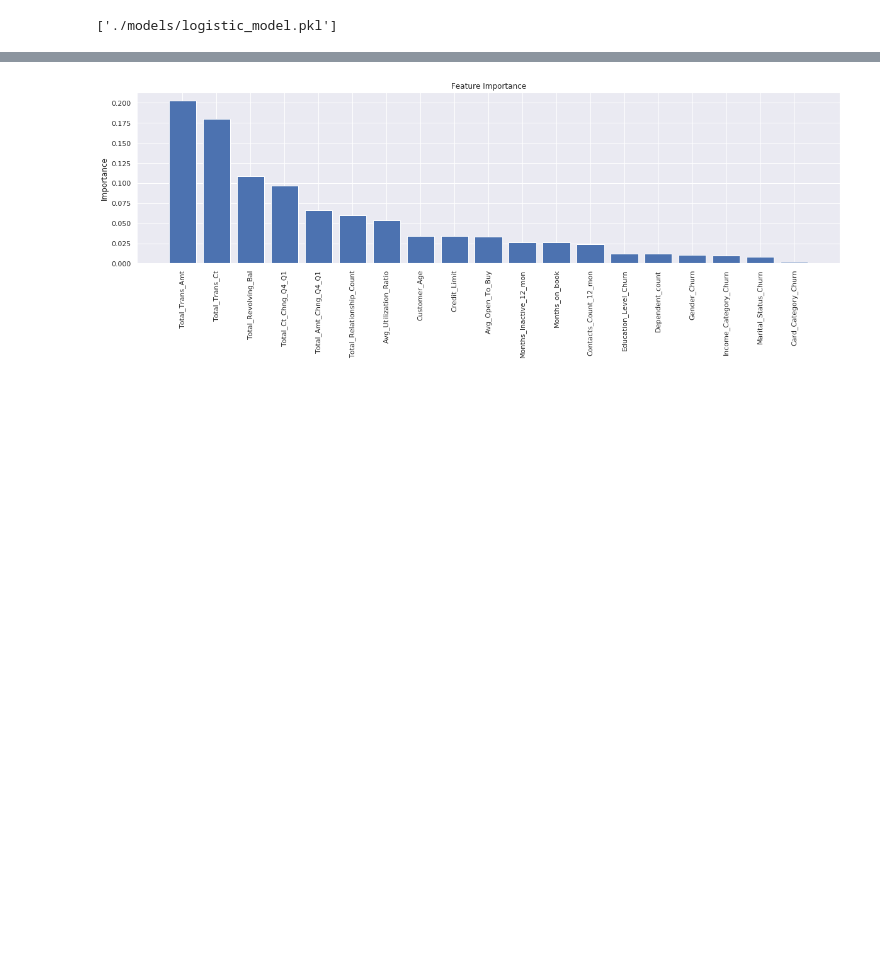
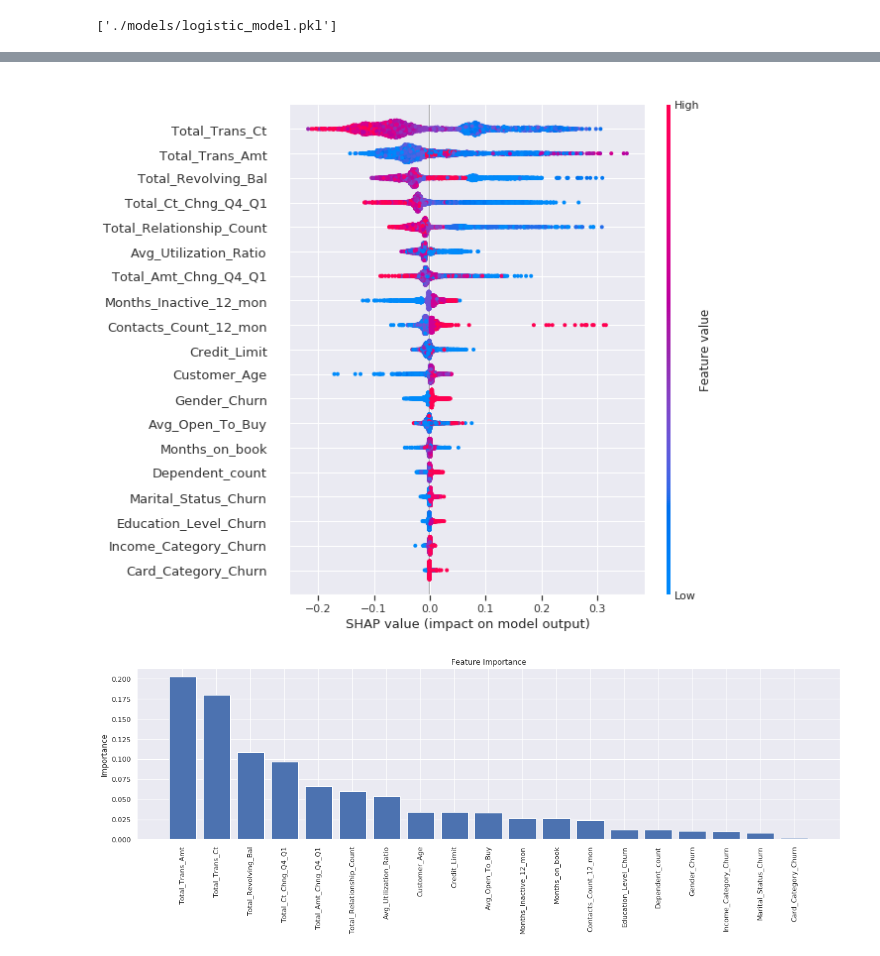
Before and after one commit to LastExile16/ml_devops_udacity, a Jupyter notebook: proj1_cutomer_churn/churn_notebook.ipynb, the cells around one changed output, grey strips where cells are left out. Saved outputs shown, nothing was run; the diff lists cells and outputs as text; code cells hidden in the pictures; blank space fills up the shorter version.

```diff
--- a/proj1_cutomer_churn/churn_notebook.ipynb
+++ b/proj1_cutomer_churn/churn_notebook.ipynb
@@ -322,3 +336,7 @@ shap.summary_plot(shap_values, X_test, plot_type="bar")
+# %%
+shap.summary_plot(shap_values[1], X_test, show=False, plot_type="dot");
+# %% [output]
+[figure, added]
 # %%
 # Calculate feature importances
 importances = cv_rfc.best_estimator_.feature_importances_
```
Also changed, not shown: parts of 9 cells of this notebook, 3 other files.
